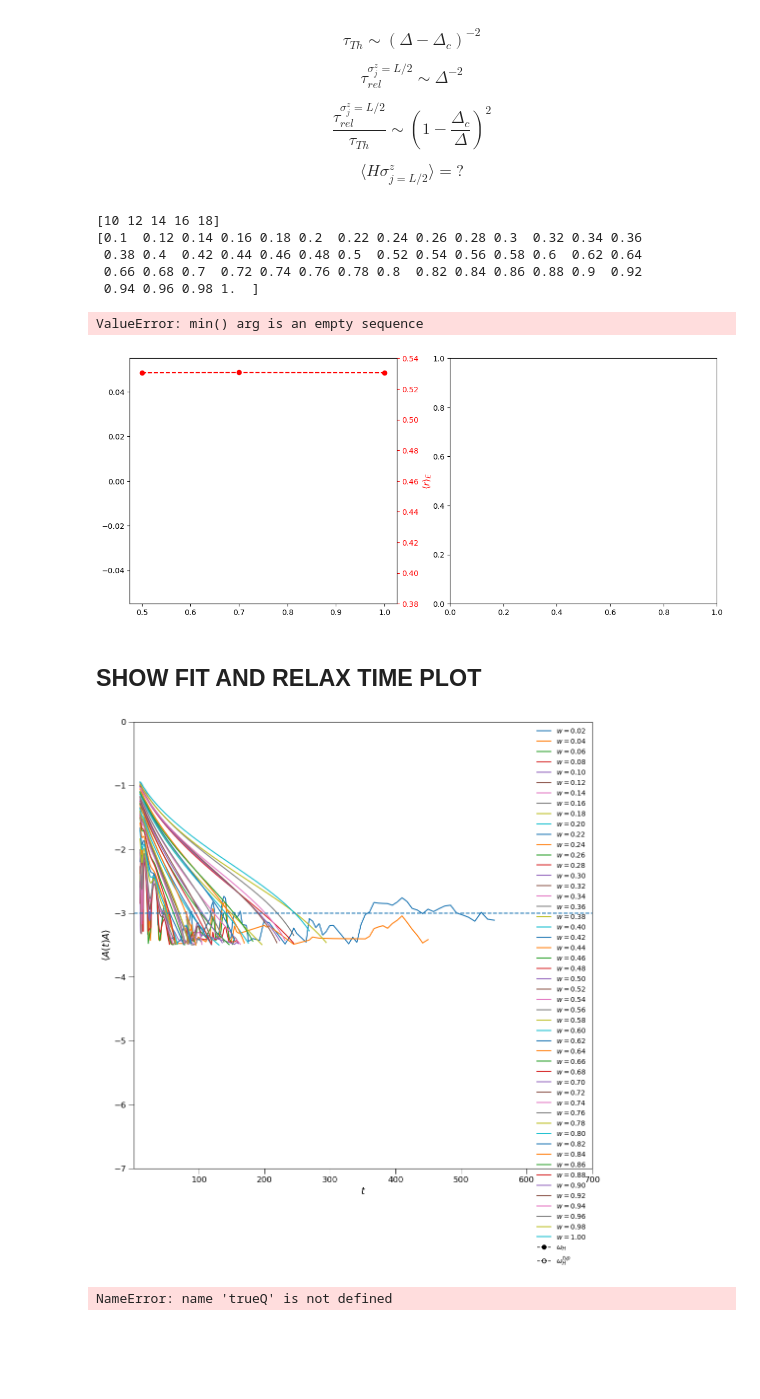
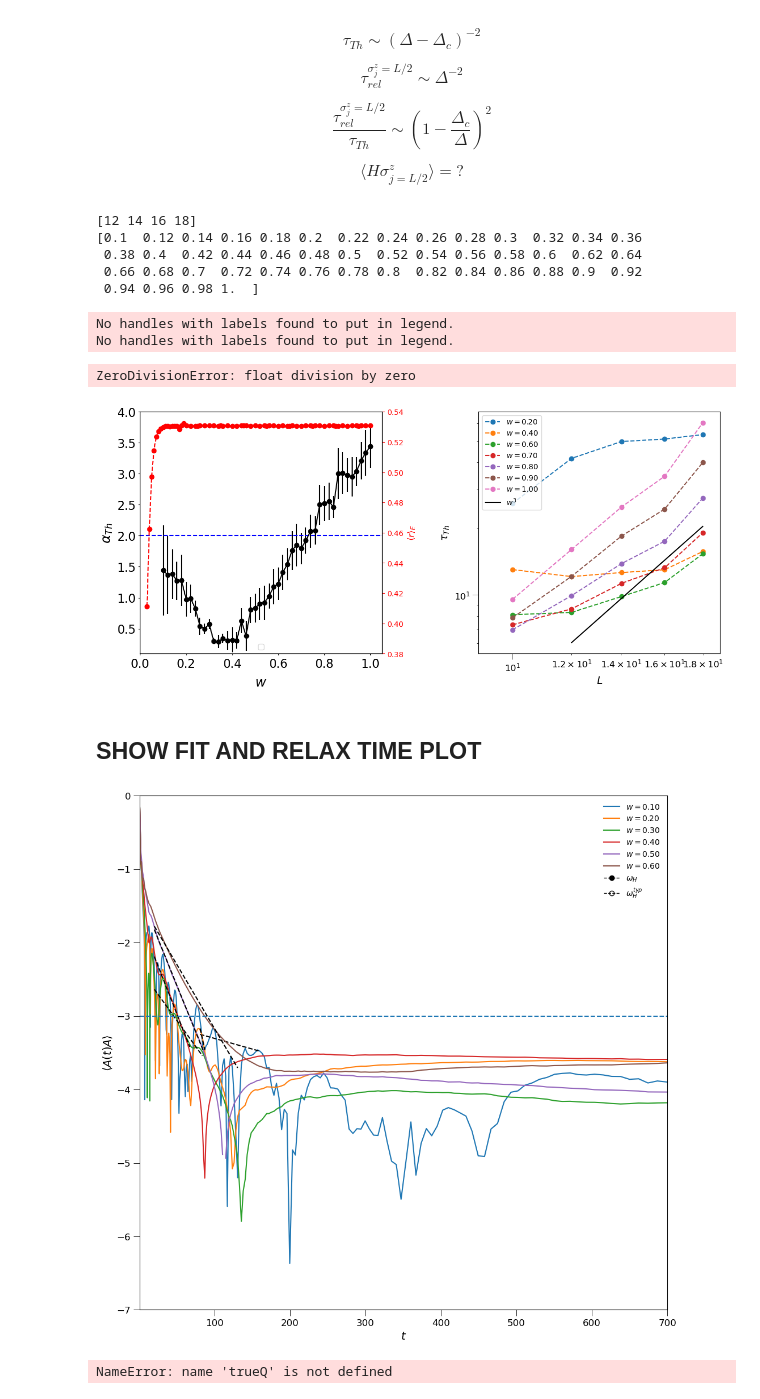
Before and after one commit to makskliczkowski/Transverse_Ising_ETH, a Jupyter notebook: IsignTransverse_ETH/Python/spectral_fun_notebook.ipynb, the cells around one changed output. Saved outputs shown, nothing was run; the diff lists cells and outputs as text; code cells hidden in the pictures; blank space fills up the shorter version.

```diff
--- a/IsignTransverse_ETH/Python/spectral_fun_notebook.ipynb
+++ b/IsignTransverse_ETH/Python/spectral_fun_notebook.ipynb
@@ -64,6 +69,9 @@ new_set_class.set_vs('g')
 new_set_class.set_scaling("L")
 new_set_class.set_scales(xscale='log', yscale='log')
 settings = getattr(new_set_class, 'settings')
+
+filename = cf.base_directory + "STATISTICS" + kPSep + "raw_data" + kPSep + hfun.info_param(cf.params_arr)
+data = hfun.load_stats(filename)
 
 param_copy = copy.deepcopy(cf.params_arr)
 vals = hfun.get_scaling_array(settings)
@@ -424,13 +431,15 @@ ax2.legend()
 fig.subplots_adjust(wspace=0.4)
 print(1./0.)
 # %% [output]
-[10 12 14 16 18]
+[12 14 16 18]
 [0.1  0.12 0.14 0.16 0.18 0.2  0.22 0.24 0.26 0.28 0.3  0.32 0.34 0.36
  0.38 0.4  0.42 0.44 0.46 0.48 0.5  0.52 0.54 0.56 0.58 0.6  0.62 0.64
  0.66 0.68 0.7  0.72 0.74 0.76 0.78 0.8  0.82 0.84 0.86 0.88 0.9  0.92
  0.94 0.96 0.98 1.  ]
-ValueError: min() arg is an empty sequence
+No handles with labels found to put in legend.
+No handles with labels found to put in legend.
+ZeroDivisionError: float division by zero
-[figure, old version]
+[figure, new version]
 # %% [markdown]
 ## SHOW FIT AND RELAX TIME PLOT
 # %%
@@ -443,9 +452,9 @@ func = lambda y, x: y# * x**1.33
 xxx = 0.02
 
 vals = hfun.get_scaling_array(settings=user_settings,
-                                    x0=0.02,
-                                    xend=1.02,
-                                    dx=0.02)
+                                    x0=0.0,
+                                    xend=0.62,
+                                    dx=0.1)
 #---------------------- TIME EVOLUTION
 #spec_fun.plot_spectral(axis = axis, settings=user_settings, vals = vals,
 #                        xlab="t", ylab="\\langle A(t)A\\rangle",
@@ -469,55 +478,55 @@ for i in range(0, len(vals)):
         idx = xover_from_above(ydata, 1e-2)
         relaxt_time_approx.append(xdata[idx])
         xfull = xdata
-        cut = 10
+        ydata = np.log10(np.abs(ydata))
+        axis.plot(xdata, ydata, label=hfun.key_title(x, user_settings))
+        cut = 20
         if x <= 0.2: cut = 80
         xdata = np.array([xdata[i] for i in range(0,len(xdata)) if (xdata[i] < 700 and xdata[i] > cut)])
         ydata = np.array([ydata[i] for i in range(0,len(ydata)) if (xfull[i] < 700 and xfull[i] > cut)])
 
-        ydata = np.log10(np.abs(ydata))
         idx_zero = np.argmin((ydata))
         ydata = ydata[:idx_zero - 5]
         xdata = xdata[:idx_zero - 5]
         xdata = np.array([xdata[i] for i in range(0,len(xdata)) if (ydata[i] > -3.5)])
         ydata = np.array([ydata[i] for i in range(0,len(ydata)) if (ydata[i] > -3.5)])
         #
-        axis.plot(xdata, ydata, label=hfun.key_title(x, user_settings))
 
         #idx = np.where(ydata == np.amin(ydata))
         #print(idx)
         xfull = xdata
         xdata = np.array([xdata[i] for i in range(0,len(xdata)) if (ydata[i] < -1.2)])
         ydata = np.array([ydata[i] for i in range(0,len(ydata)) if (ydata[i] < -1.2)])
         #print(pars2
         tH.append(wHnow)
         tH_typ.append(wHtypnow)
-        #pars, sth = fit(f=lin_fit,
-        #                    xdata=xdata,
-        #                    ydata=ydata)
-        #
-        #relaxt_time_fit.append(pars[0])
-        #axis.plot(xdata, lin_fit(xdata, *pars), linestyle='--', color='black')
+        pars, sth = fit(f=lin_fit,
+                            xdata=xdata,
+                            ydata=ydata)
+
+        relaxt_time_fit.append(pars[0])
+        axis.plot(xdata, lin_fit(xdata, *pars), linestyle='--', color='black')
     else:
         tH.append(nan)
         tH_typ.append(nan)
         relaxt_time_fit.append(nan)
         relaxt_time_approx.append(nan)
 
 #
 hfun.set_plot_elements(axis = axis, xlim = (None, None),
                                     ylim = (None, None), ylabel = "\\langle A(t)A\\rangle", xlabel = "t", settings=settings, font_size=12, set_legend=True)
 
 axis.set_xscale('linear')
 axis.set_yscale('linear')
 axis.axhline(y=-3, linestyle='--')
 axis.set_xlim(1,7e2)
 axis.set_ylim(-7,0)
 add_legend(axis=axis)
 #relaxt_time_fit = 1.0 / np.array(relaxt_time_fit)
 tH = np.array(tH)
 tH_typ = np.array(tH_typ)
 # %% [output]
-[figure, old version]
+[figure, new version]
 # %%
 
 fig, axis = plt.subplots( nrows=1, ncols=1, figsize=(12,12), dpi = 100)
```
Also changed, not shown: parts of 7 cells of this notebook, 14 other files.
